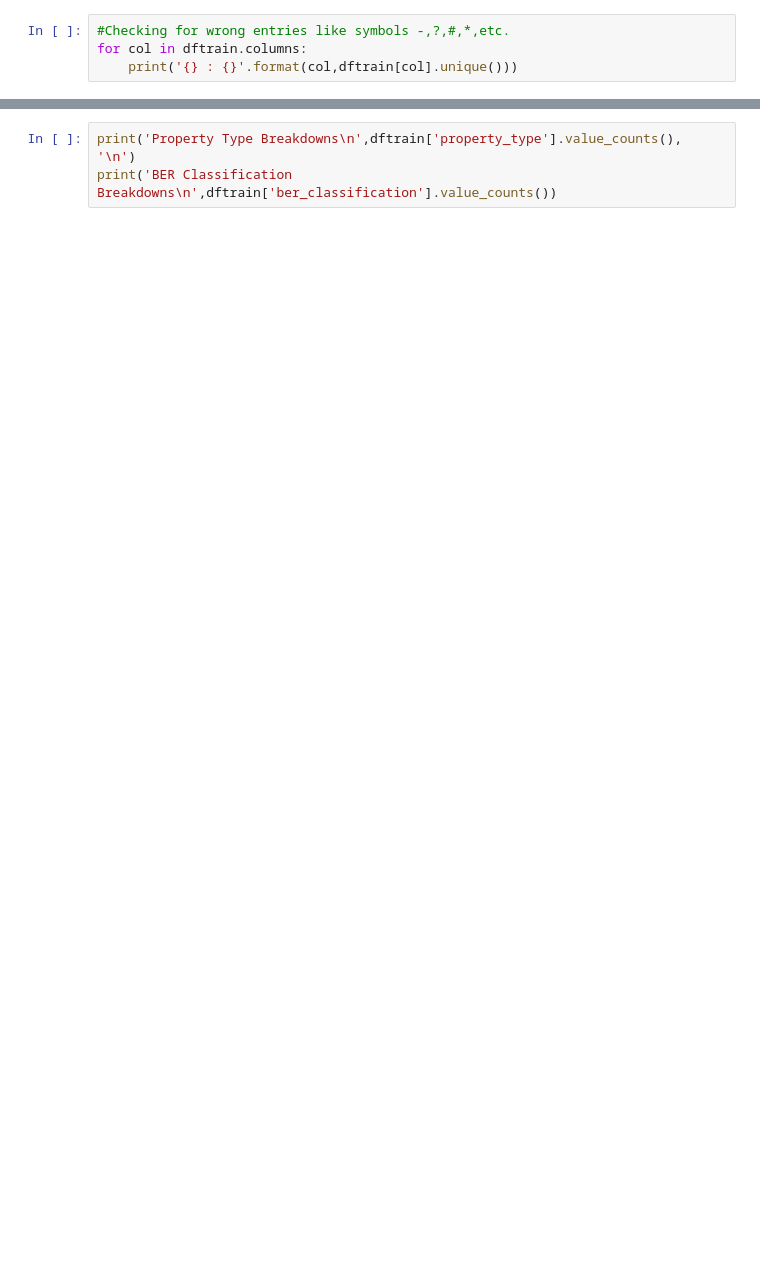
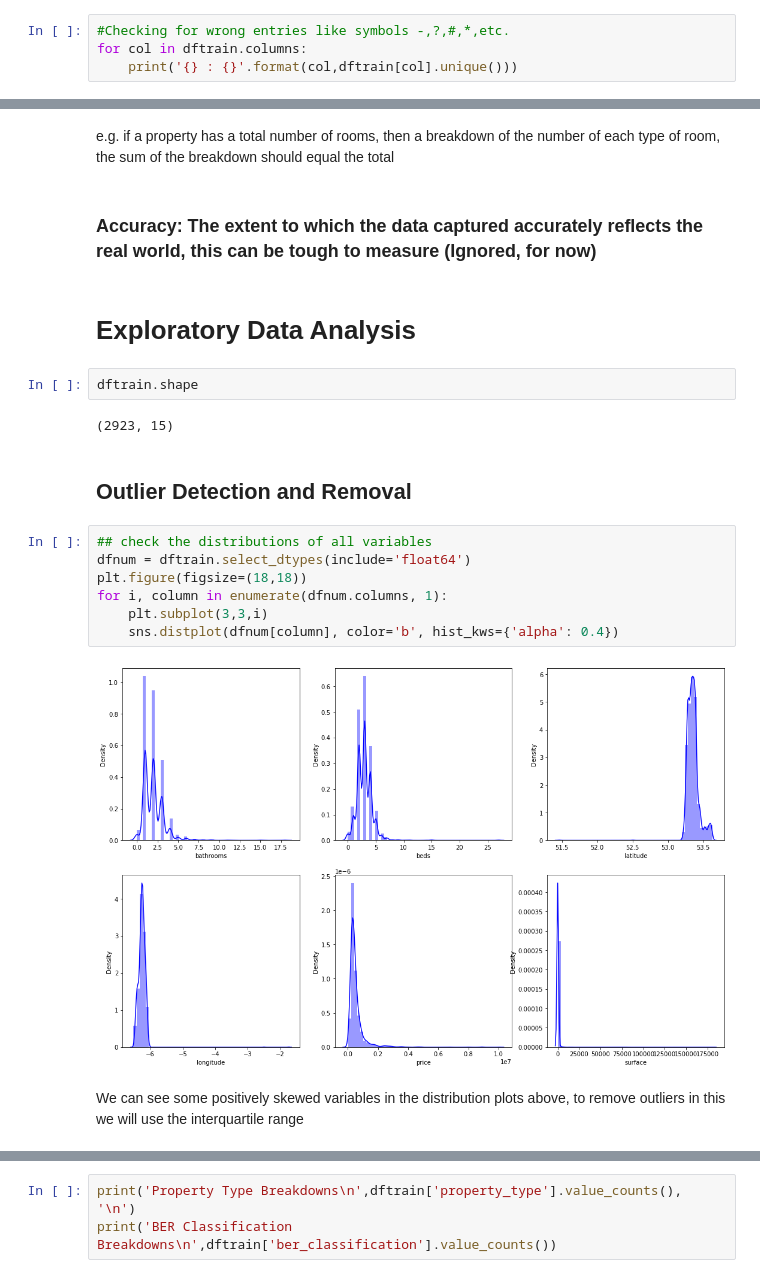
Before and after one commit to andrewtobin99/Final-Year-Project, a Jupyter notebook: EDA.ipynb, the cells around one changed output, grey strips where cells are left out. Cells and saved outputs as stored; diff of their text form; blank space fills up the shorter version.

```diff
--- a/EDA.ipynb
+++ b/EDA.ipynb
@@ -96,0 +208,23 @@ for col in dftrain.columns:
+# %% [markdown]
+e.g. if a property has a total number of rooms, then a breakdown of the number of each type of room, the sum of the breakdown should equal the total
+# %% [markdown]
+### Accuracy: The extent to which the data captured accurately reflects the real world, this can be tough to measure (Ignored, for now)
+# %% [markdown]
+# Exploratory Data Analysis
+# %%
+dftrain.shape
+# %% [output]
+(2923, 15)
+# %% [markdown]
+## Outlier Detection and Removal
+# %%
+## check the distributions of all variables
+dfnum = dftrain.select_dtypes(include='float64')
+plt.figure(figsize=(18,18))
+for i, column in enumerate(dfnum.columns, 1):
+    plt.subplot(3,3,i)
+    sns.distplot(dfnum[column], color='b', hist_kws={'alpha': 0.4})
+# %% [output]
+[figure, added]
+# %% [markdown]
+We can see some positively skewed variables in the distribution plots above, to remove outliers in this we will use the interquartile range
```
Also changed, not shown: parts of 74 cells of this notebook, 3 other files.
